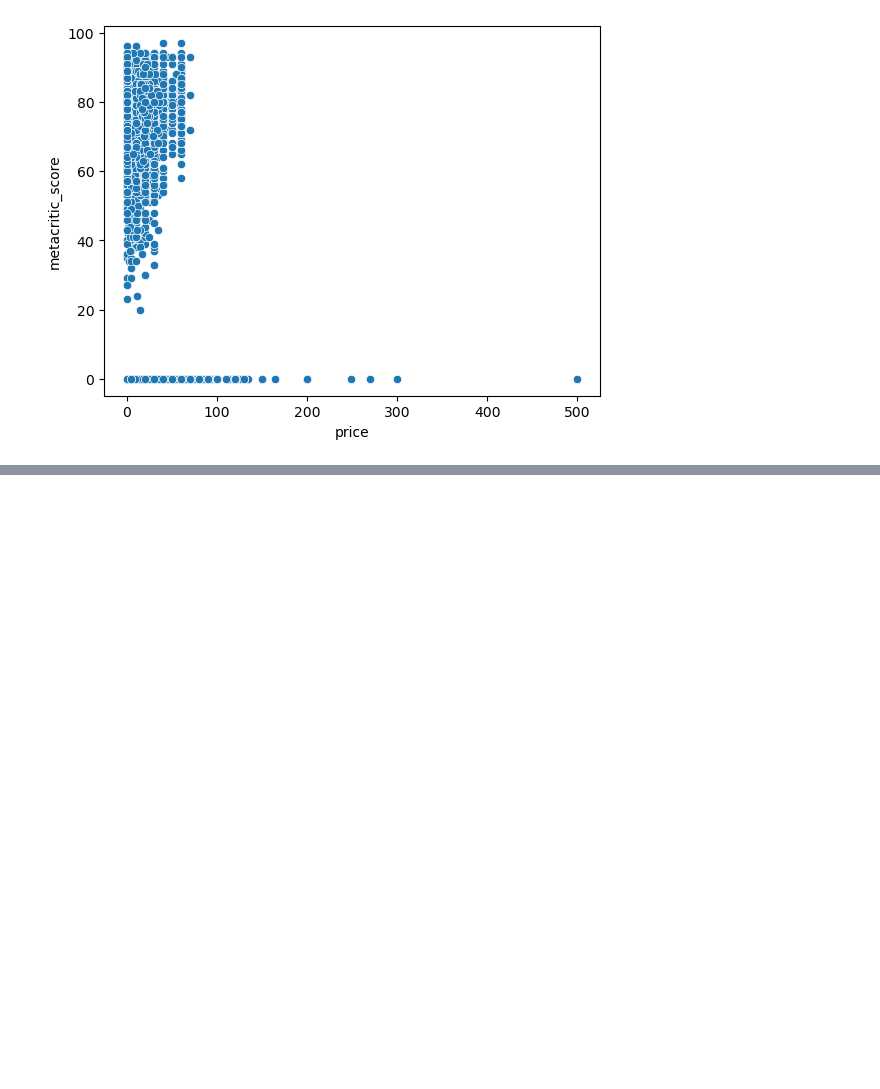
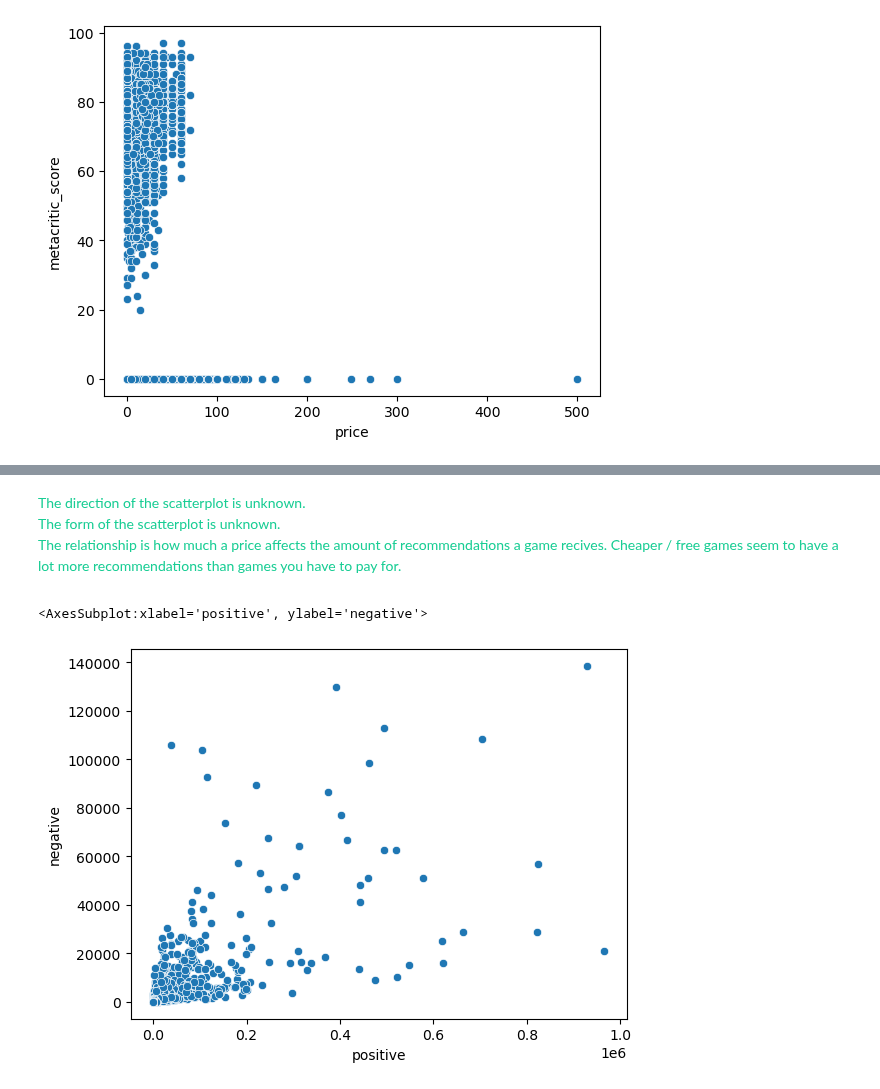
Before and after one commit to Asiandra/Artificial_Intelligence, a Jupyter notebook: Semester 1/Games/Games.ipynb, the cells around one changed output, grey strips where cells are left out. Drawn from its saved outputs; the diff is of its cells as text; code cells hidden in the pictures; blank space fills up the shorter version.

```diff
--- a/Semester 1/Games/Games.ipynb
+++ b/Semester 1/Games/Games.ipynb
@@ -162,0 +158,11 @@ sns.scatterplot(data=dfCleaned, x="recommendations", y="price")
+# %% [markdown]
+<span style="color: #19cd94">
+    <p>The direction of the scatterplot is unknown.<br>
+        The form of the scatterplot is unknown.<br>
+        The relationship is how much a price affects the amount of recommendations a game recives. Cheaper / free games seem to have a lot more recommendations than games you have to pay for.</p>
+</span>
+# %%
+sns.scatterplot(data=dfCleaned, x="positive", y="negative")
+# %% [output]
+<AxesSubplot:xlabel='positive', ylabel='negative'>
+[figure, added]
```
Also changed, not shown: parts of 14 cells of this notebook.
